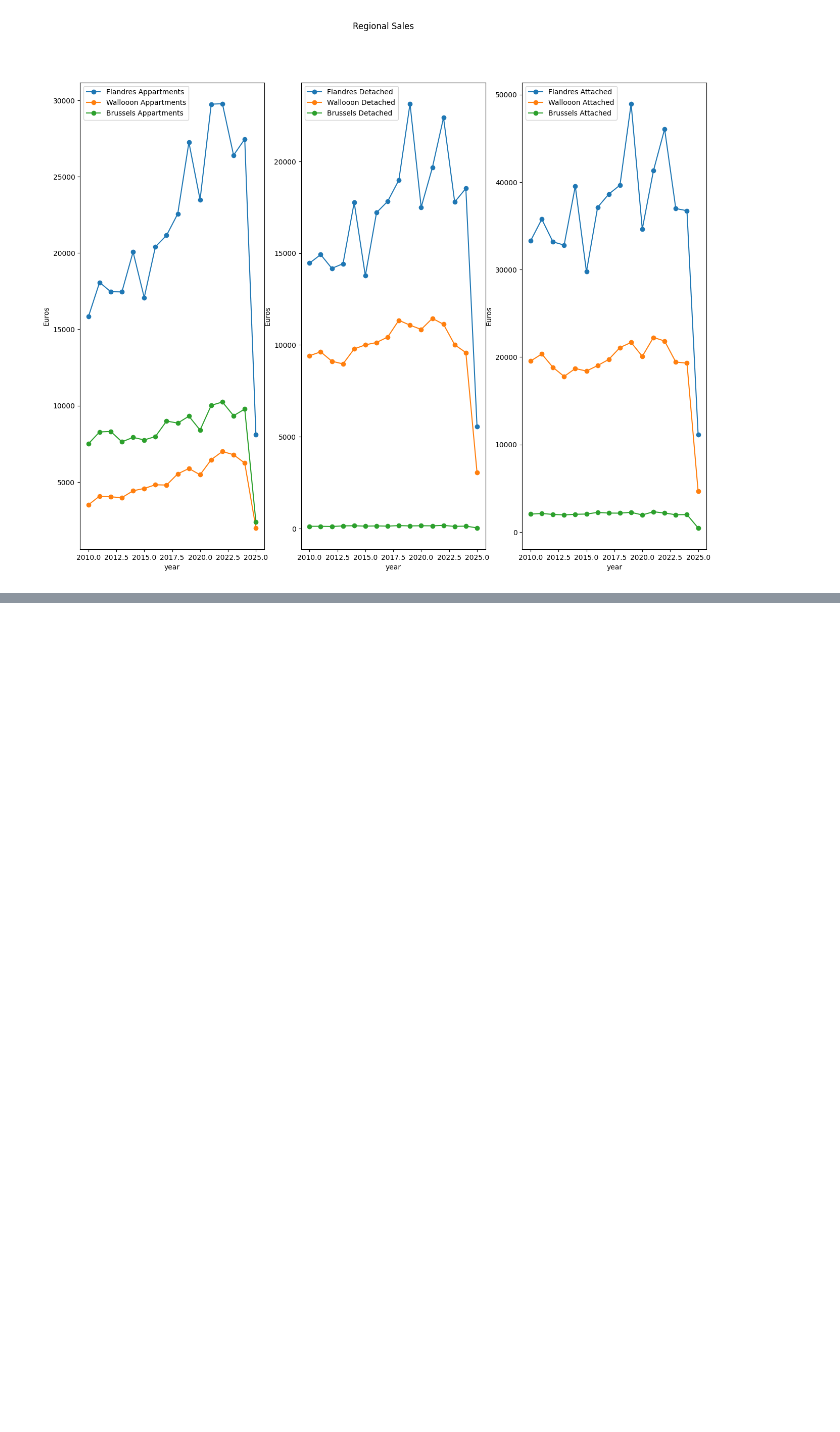
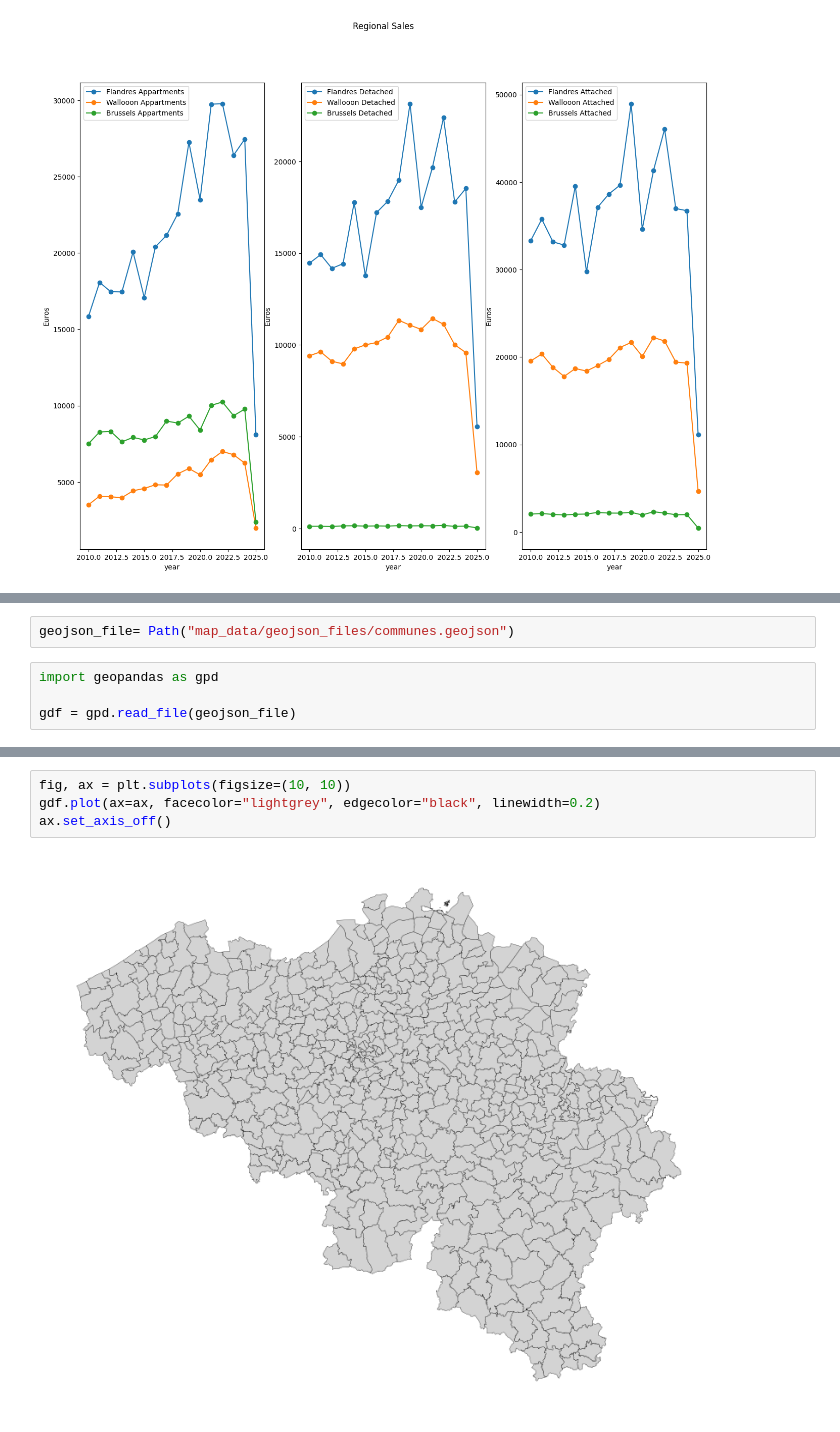
Before and after one commit to DSP-Tan/belgian_real_estate, a Jupyter notebook: visualisation.ipynb, the cells around one changed output, grey strips where cells are left out. Saved outputs shown, nothing was run; the diff lists cells and outputs as text; blank space fills up the shorter version.

```diff
--- a/visualisation.ipynb
+++ b/visualisation.ipynb
@@ -243,0 +250,6 @@ axes[2].legend();
+# %%
+geojson_file= Path("map_data/geojson_files/communes.geojson")
+# %%
+import geopandas as gpd
+
+gdf = gpd.read_file(geojson_file)
@@ -243,0 +281,6 @@ axes[2].legend();
+# %%
+fig, ax = plt.subplots(figsize=(10, 10))
+gdf.plot(ax=ax, facecolor="lightgrey", edgecolor="black", linewidth=0.2)
+ax.set_axis_off()
+# %% [output]
+[figure, added]
```
Also changed, not shown: parts of 8 cells of this notebook.
